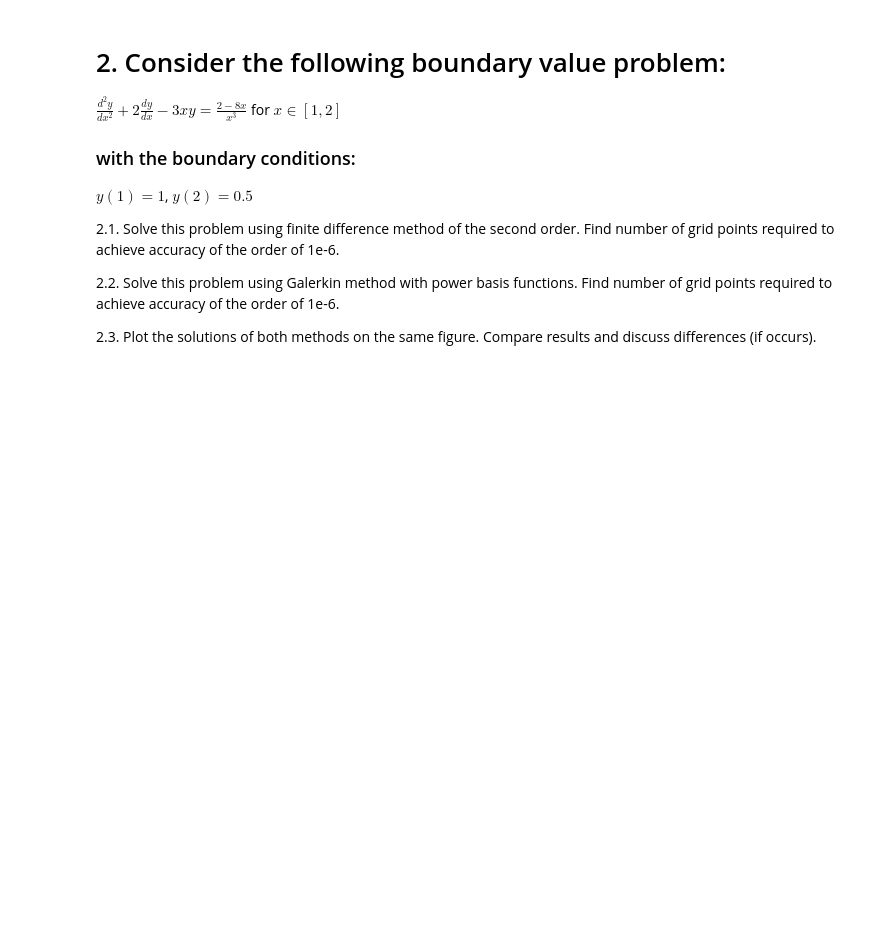
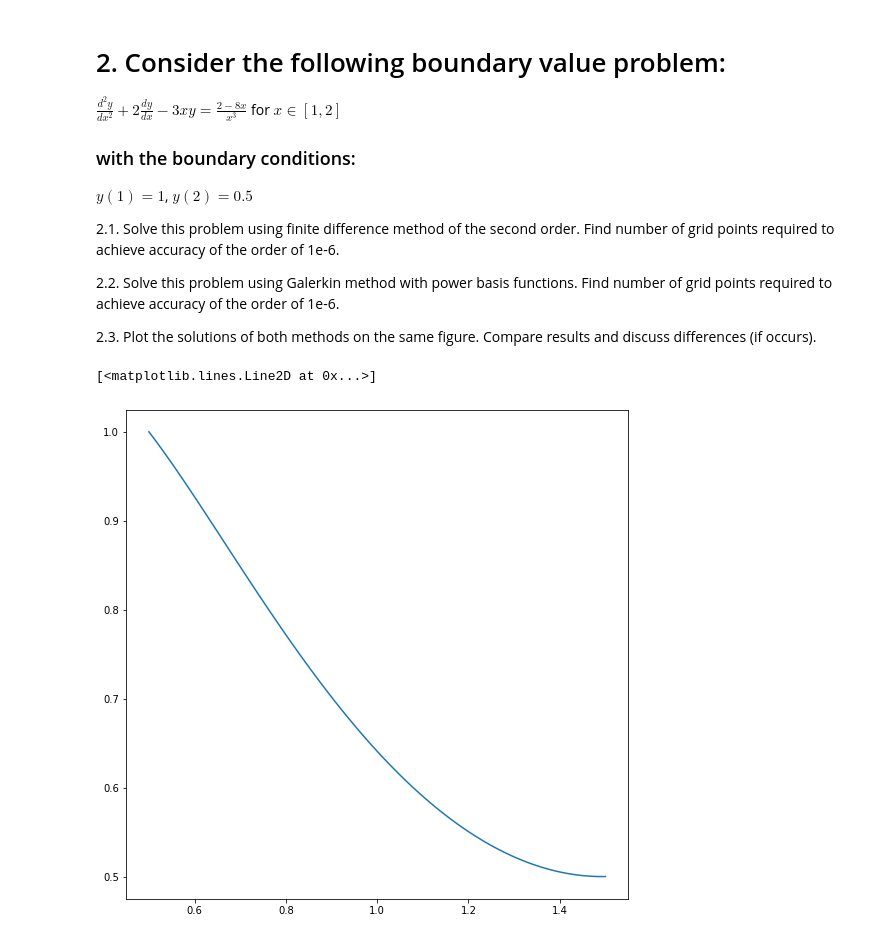
Before and after one commit to ev-br/CP2020, a Jupyter notebook: week_10_boundary_value_problem.ipynb, the cells around one changed output. Cells and saved outputs as stored; diff of their text form; code cells hidden in the pictures; blank space fills up the shorter version.

```diff
--- a/week_10_boundary_value_problem.ipynb
+++ b/week_10_boundary_value_problem.ipynb
@@ -126,3 +136,17 @@ $y(1)=1$, $y(2)=0.5$
 2.2. Solve this problem using Galerkin method with power basis functions. Find number of grid points required to achieve accuracy of the order of 1e-6.
 
 2.3. Plot the solutions of both methods on the same figure. Compare results and discuss differences (if occurs).
+# %%
+def p1(x):
+    return 2*np.ones_like(x)
+def q1(x):
+    return -3*x
+def f1(x):
+    return (2-8*x)/x**3
+
+u = SecondOrderScheme(1,2,1,1/2,[1,0],[1,0],p1,q1,f1)
+plt.figure(figsize=(9,9))
+plt.plot(x_,u)
+# %% [output]
+[<matplotlib.lines.Line2D at 0x...>]
+[figure, added]
```
Also changed, not shown: parts of 2 cells of this notebook.
